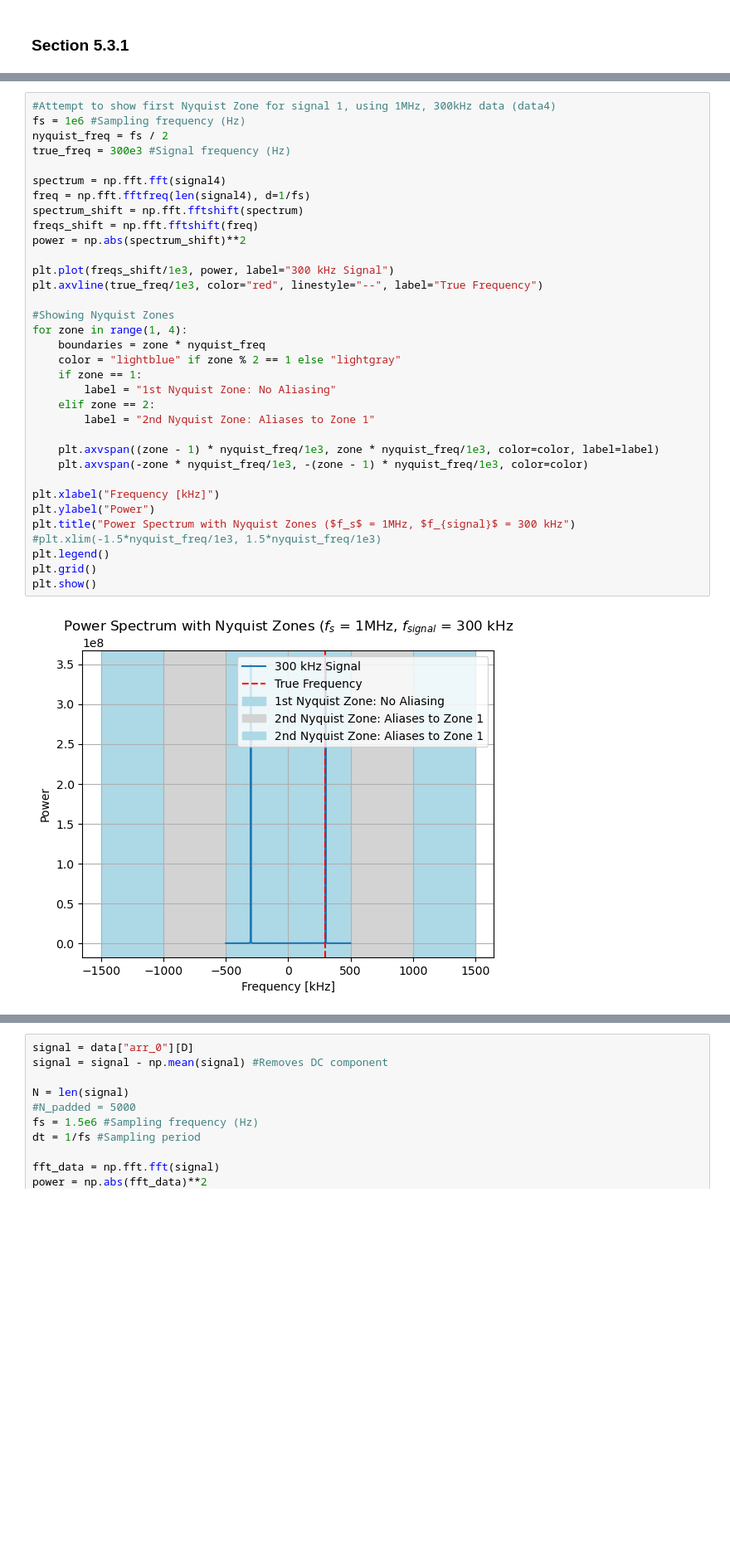
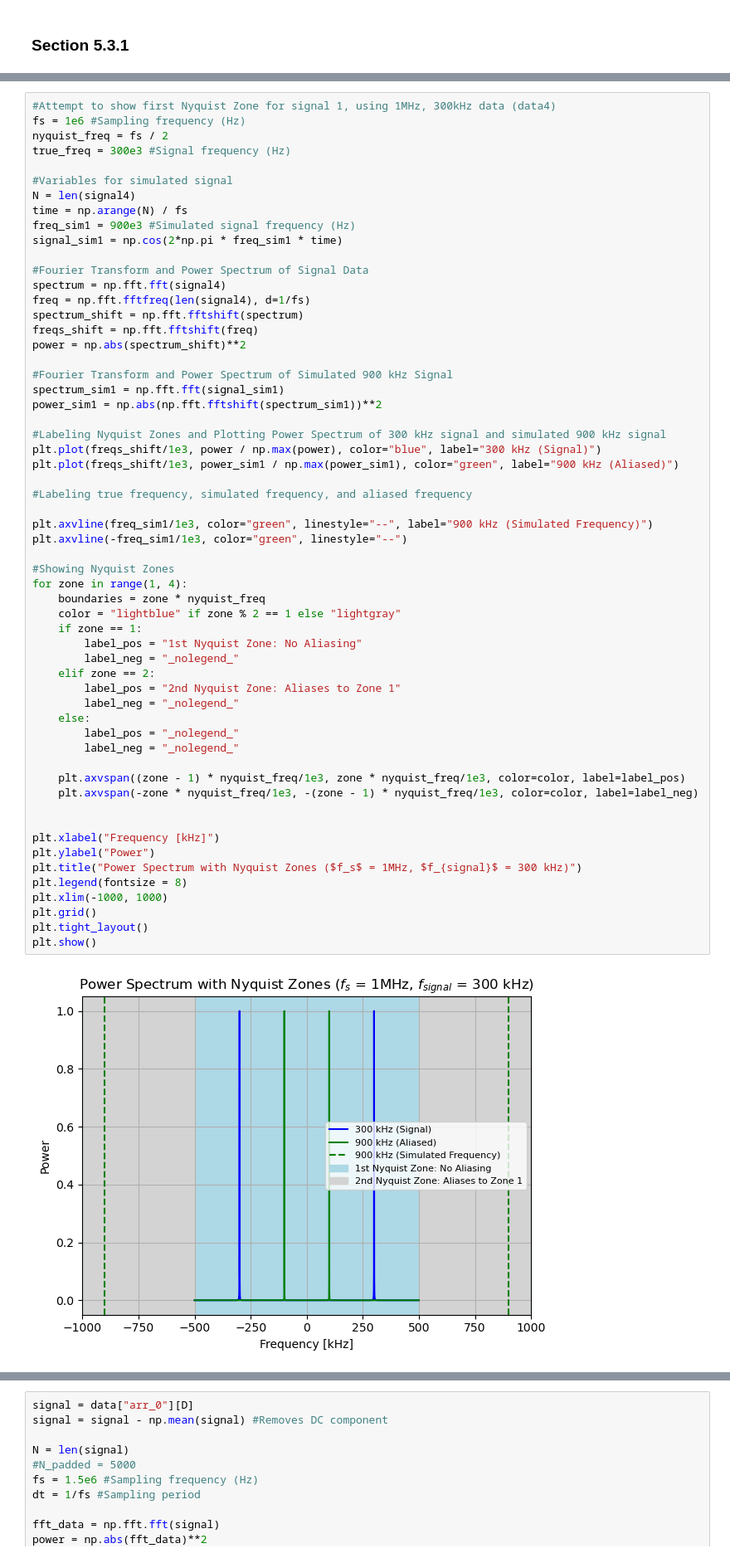
Before and after one commit to averybooks/radiolab2026-Cal, a Jupyter notebook: LAB1_Code.ipynb, the cells around one changed output, grey strips where cells are left out. Shown at 83% size. Cells and saved outputs as stored; diff of their text form; blank space fills up the shorter version.

Commit message:
Completed plot for Goal 4, Goal 5 in progress

```diff
--- a/LAB1_Code.ipynb
+++ b/LAB1_Code.ipynb
@@ -62,36 +62,60 @@ plt.show()
 # %%
 #Attempt to show first Nyquist Zone for signal 1, using 1MHz, 300kHz data (data4)
 fs = 1e6 #Sampling frequency (Hz)
 nyquist_freq = fs / 2
 true_freq = 300e3 #Signal frequency (Hz)
 
+#Variables for simulated signal
+N = len(signal4)
+time = np.arange(N) / fs
+freq_sim1 = 900e3 #Simulated signal frequency (Hz)
+signal_sim1 = np.cos(2*np.pi * freq_sim1 * time)
+
+#Fourier Transform and Power Spectrum of Signal Data
 spectrum = np.fft.fft(signal4)
 freq = np.fft.fftfreq(len(signal4), d=1/fs)
 spectrum_shift = np.fft.fftshift(spectrum)
 freqs_shift = np.fft.fftshift(freq)
 power = np.abs(spectrum_shift)**2
 
-plt.plot(freqs_shift/1e3, power, label="300 kHz Signal")
-plt.axvline(true_freq/1e3, color="red", linestyle="--", label="True Frequency")
+#Fourier Transform and Power Spectrum of Simulated 900 kHz Signal
+spectrum_sim1 = np.fft.fft(signal_sim1)
+power_sim1 = np.abs(np.fft.fftshift(spectrum_sim1))**2
+
+#Labeling Nyquist Zones and Plotting Power Spectrum of 300 kHz signal and simulated 900 kHz signal
+plt.plot(freqs_shift/1e3, power / np.max(power), color="blue", label="300 kHz (Signal)")
+plt.plot(freqs_shift/1e3, power_sim1 / np.max(power_sim1), color="green", label="900 kHz (Aliased)")
+
+#Labeling true frequency, simulated frequency, and aliased frequency
+
+plt.axvline(freq_sim1/1e3, color="green", linestyle="--", label="900 kHz (Simulated Frequency)")
+plt.axvline(-freq_sim1/1e3, color="green", linestyle="--")
 
 #Showing Nyquist Zones
 for zone in range(1, 4):
     boundaries = zone * nyquist_freq
     color = "lightblue" if zone % 2 == 1 else "lightgray"
     if zone == 1:
-        label = "1st Nyquist Zone: No Aliasing"
+        label_pos = "1st Nyquist Zone: No Aliasing"
+        label_neg = "_nolegend_"
     elif zone == 2:
-        label = "2nd Nyquist Zone: Aliases to Zone 1"
+        label_pos = "2nd Nyquist Zone: Aliases to Zone 1"
+        label_neg = "_nolegend_"
+    else:
+        label_pos = "_nolegend_"
+        label_neg = "_nolegend_"
 
-    plt.axvspan((zone - 1) * nyquist_freq/1e3, zone * nyquist_freq/1e3, color=color, label=label)
-    plt.axvspan(-zone * nyquist_freq/1e3, -(zone - 1) * nyquist_freq/1e3, color=color)
+    plt.axvspan((zone - 1) * nyquist_freq/1e3, zone * nyquist_freq/1e3, color=color, label=label_pos)
+    plt.axvspan(-zone * nyquist_freq/1e3, -(zone - 1) * nyquist_freq/1e3, color=color, label=label_neg)
+
 
 plt.xlabel("Frequency [kHz]")
 plt.ylabel("Power")
-plt.title("Power Spectrum with Nyquist Zones ($f_s$ = 1MHz, $f_{signal}$ = 300 kHz")
-#plt.xlim(-1.5*nyquist_freq/1e3, 1.5*nyquist_freq/1e3)
-plt.legend()
+plt.title("Power Spectrum with Nyquist Zones ($f_s$ = 1MHz, $f_{signal}$ = 300 kHz)")
+plt.legend(fontsize = 8)
+plt.xlim(-1000, 1000)
 plt.grid()
+plt.tight_layout()
 plt.show()
 # %% [output]
-[figure, old version]
+[figure, new version]
```
Also changed, not shown: parts of 8 cells of this notebook.
